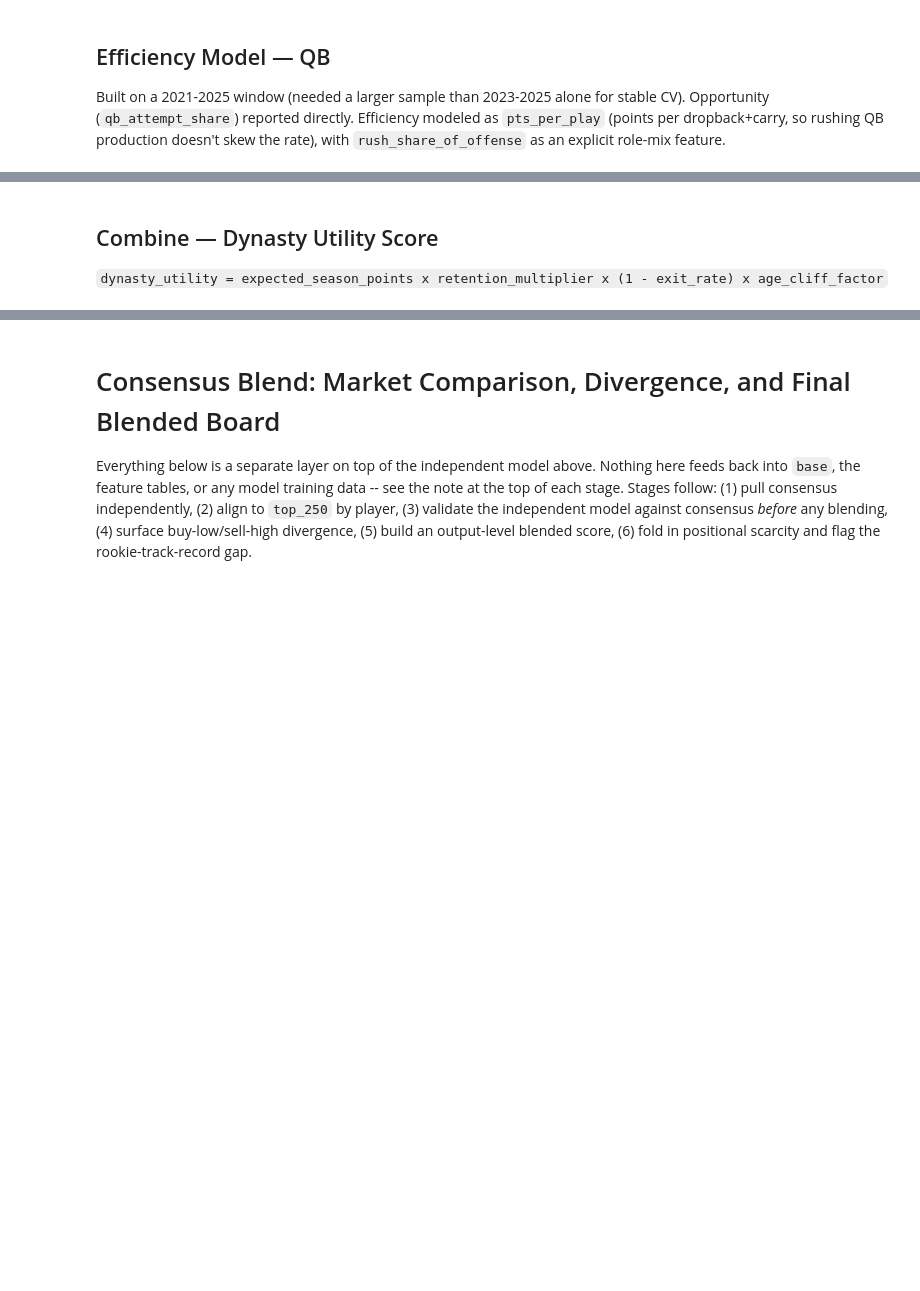
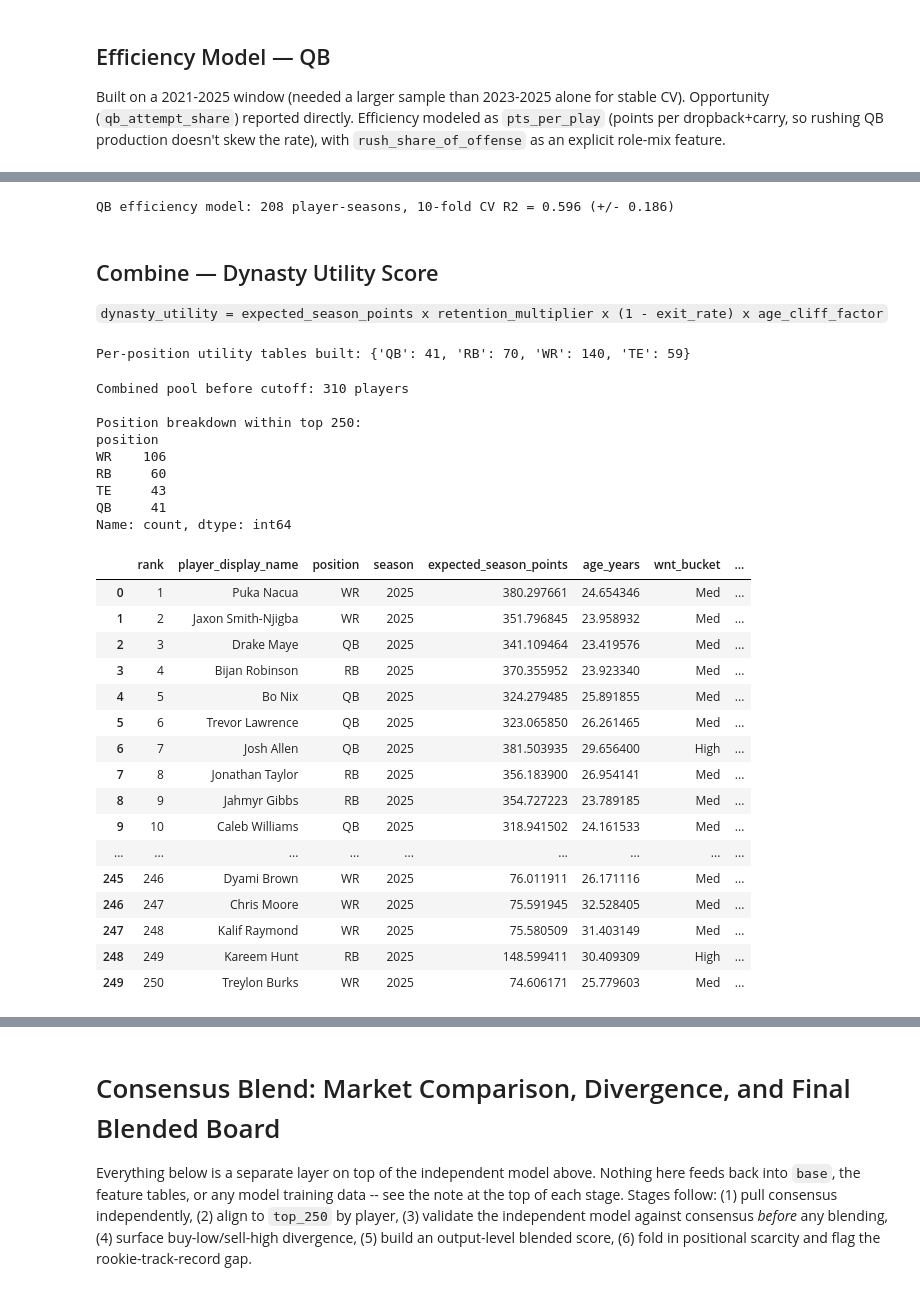
Before and after one commit to TylerWichman/Tyler_Wichman_Portfolio, a Jupyter notebook: Dynasty_Utility_Calculator/Dynasty_Utility_Calculator.ipynb, the cells around one changed output, grey strips where cells are left out. Saved outputs shown, nothing was run; the diff lists cells and outputs as text; code cells hidden in the pictures; blank space fills up the shorter version.

```diff
--- a/Dynasty_Utility_Calculator/Dynasty_Utility_Calculator.ipynb
+++ b/Dynasty_Utility_Calculator/Dynasty_Utility_Calculator.ipynb
@@ -382,6 +469,7 @@ season_features_team = base_team.groupby(
 ).reset_index()
 
 season_features_team = season_features_team.merge(team_season_totals, on=['team', 'season'], how='left')
+season_features_team = season_features_team.merge(recent_form_lookup, on=['player_id', 'season'], how='left')
 
 season_features_team['rb_carry_share'] = season_features_team['carries'] / season_features_team['team_carries']
 season_features_team['rb_target_share'] = season_features_team['targets'] / season_features_team['team_targets']
@@ -397,6 +487,7 @@ print("season_features_team built:", season_features_team.shape)
 # %%
 rb_efficiency_features_v3 = ['rushing_epa', 'receiving_epa', 'rush_yards_over_expected_per_att',
-                              'efficiency', 'percent_attempts_gte_eight_defenders', 'receiving_touch_share']
+                              'efficiency', 'percent_attempts_gte_eight_defenders', 'receiving_touch_share',
+                              'recent_form_ratio']
 
 df_rb_eff = season_features_team[
     (season_features_team['position'] == 'RB') &
@@ -461,7 +577,7 @@ print(f"season_features_qb_range: {season_features_qb_range.shape}")
 # %%
 qb_efficiency_features_v5 = ['passing_epa', 'passing_cpoe', 'avg_time_to_throw',
                               'completion_percentage_above_expectation', 'aggressiveness',
-                              'rushing_epa', 'rush_share_of_offense']
+                              'rushing_epa', 'rush_share_of_offense', 'qb_start_share', 'recent_form_ratio']
 
 df_qb_v5_clean = season_features_qb_range[
     (season_features_qb_range['games_played'] >= GAMES_FLOOR) &
@@ -477,6 +593,8 @@ cv_scores_qb = cross_val_score(model_qb_v5, X_qb, y_qb, cv=kf, scoring='r2')
 model_qb_v5.fit(X_qb, y_qb)
 
 print(f"QB efficiency model: {len(df_qb_v5_clean)} player-seasons, 10-fold CV R2 = {cv_scores_qb.mean():.3f} (+/- {cv_scores_qb.std():.3f})")
+# %% [output]
+QB efficiency model: 208 player-seasons, 10-fold CV R2 = 0.596 (+/- 0.186)
 # %% [markdown]
 ## Combine — Dynasty Utility Score
 
@@ -530,33 +648,27 @@ rb_util['expected_season_points'] = (
 rb_util = attach_age(rb_util)
 
 # WR
-# NOTE: unlike QB/RB, this model predicts fantasy_points_ppr (a season TOTAL) directly from
-# per-game rate features -- but games_played isn't one of those features, so the RF has no way to
-# know how many games the current player has actually played, while its training target is
-# directly proportional to games played (a player with elite rate stats who missed half the
-# season still has roughly half the season total). Same proration fix as QB/RB: treat the raw
-# prediction as tracking games_played and rescale to a full 17-game pace, so an injury-shortened
-# season (e.g. Malik Nabers) isn't scored as if talent declined. The games_played >= GAMES_FLOOR
-# filter (added to season_features's WR/TE training slice above) also applies here, so a 1-2 game
-# sample can't get divided by a tiny games_played and blown up into an absurd prorated total.
+# NOTE: this model predicts points-PER-GAME (see Skill Models section above), so the full-season
+# projection is just rate x 17 -- no division by the current player's actual games_played needed,
+# which is exactly what was amplifying small-sample noise before. The games_played >= GAMES_FLOOR
+# filter (applied to season_features's WR/TE slice above) still guards the rate estimate itself
+# from being trained/predicted on a 1-2 game sample.
 wr_df = season_features[
     (season_features['position'] == 'WR') & (season_features['games_played'] >= GAMES_FLOOR)
-].dropna(subset=position_features_skill['WR'] + ['fantasy_points_ppr']).copy()
+].dropna(subset=position_features_skill['WR'] + ['pts_per_game']).copy()
 wr_util = wr_df[wr_df['season'] == RANK_SEASON].copy()
 wr_util['expected_season_points'] = (
-    position_models_skill['WR'].predict(wr_util[position_features_skill['WR']])
-    / wr_util['games_played'] * FULL_SEASON_GAMES
+    position_models_skill['WR'].predict(wr_util[position_features_skill['WR']]) * FULL_SEASON_GAMES
 )
 wr_util = attach_age(wr_util)
 
-# TE -- same proration + games_played floor as WR above
+# TE -- same as WR above
 te_df = season_features[
     (season_features['position'] == 'TE') & (season_features['games_played'] >= GAMES_FLOOR)
-].dropna(subset=position_features_skill['TE'] + ['fantasy_points_ppr']).copy()
+].dropna(subset=position_features_skill['TE'] + ['pts_per_game']).copy()
 te_util = te_df[te_df['season'] == RANK_SEASON].copy()
 te_util['expected_season_points'] = (
-    position_models_skill['TE'].predict(te_util[position_features_skill['TE']])
-    / te_util['games_played'] * FULL_SEASON_GAMES
+    position_models_skill['TE'].predict(te_util[position_features_skill['TE']]) * FULL_SEASON_GAMES
 )
 te_util = attach_age(te_util)
 
@@ -567,19 +679,53 @@ te_final = finalize_utility(te_util, 'TE')
 
 print("Per-position utility tables built:",
       {p: len(d) for p, d in [('QB', qb_final), ('RB', rb_final), ('WR', wr_final), ('TE', te_final)]})
+# %% [output]
+Per-position utility tables built: {'QB': 41, 'RB': 70, 'WR': 140, 'TE': 59}
 # %%
 combined = pd.concat([qb_final, rb_final, wr_final, te_final], ignore_index=True)
 combined = combined.sort_values('dynasty_utility', ascending=False).reset_index(drop=True)
 combined.insert(0, 'rank', combined.index + 1)
+
+# snapshot BEFORE the rookie-prior model concatenates its (noisier) predictions in below -- used
+# later to compute the VBD replacement-level baseline from skill-model production data only, not
+# contaminated by rookie-prior noise.
+combined_skill_only = combined.copy()
 
 top_250 = combined.head(250)
 
 print(f"Combined pool before cutoff: {len(combined)} players")
 print("\nPosition breakdown within top 250:")
 print(top_250['position'].value_counts())
 print()
 pd.set_option('display.max_rows', 250)
 top_250
+# %% [output]
+Combined pool before cutoff: 310 players
+
+Position breakdown within top 250:
+position
+WR    106
+RB     60
+TE     43
+QB     41
+Name: count, dtype: int64
+|  | rank | player_display_name | position | season | expected_season_points | age_years | wnt_bucket | ... |
+| 0 | 1 | Puka Nacua | WR | 2025 | 380.297661 | 24.654346 | Med | ... |
+| 1 | 2 | Jaxon Smith-Njigba | WR | 2025 | 351.796845 | 23.958932 | Med | ... |
+| 2 | 3 | Drake Maye | QB | 2025 | 341.109464 | 23.419576 | Med | ... |
+| 3 | 4 | Bijan Robinson | RB | 2025 | 370.355952 | 23.923340 | Med | ... |
+| 4 | 5 | Bo Nix | QB | 2025 | 324.279485 | 25.891855 | Med | ... |
+| 5 | 6 | Trevor Lawrence | QB | 2025 | 323.065850 | 26.261465 | Med | ... |
+| 6 | 7 | Josh Allen | QB | 2025 | 381.503935 | 29.656400 | High | ... |
+| 7 | 8 | Jonathan Taylor | RB | 2025 | 356.183900 | 26.954141 | Med | ... |
+| 8 | 9 | Jahmyr Gibbs | RB | 2025 | 354.727223 | 23.789185 | Med | ... |
+| 9 | 10 | Caleb Williams | QB | 2025 | 318.941502 | 24.161533 | Med | ... |
+| ... | ... | ... | ... | ... | ... | ... | ... | ... |
+| 245 | 246 | Dyami Brown | WR | 2025 | 76.011911 | 26.171116 | Med | ... |
+| 246 | 247 | Chris Moore | WR | 2025 | 75.591945 | 32.528405 | Med | ... |
+| 247 | 248 | Kalif Raymond | WR | 2025 | 75.580509 | 31.403149 | Med | ... |
+| 248 | 249 | Kareem Hunt | RB | 2025 | 148.599411 | 30.409309 | High | ... |
+| 249 | 250 | Treylon Burks | WR | 2025 | 74.606171 | 25.779603 | Med | ... |
 # %% [markdown]
 ## Rookie Prior Model -- Draft Capital
 
```
Also changed, not shown: parts of 31 cells of this notebook, 6 other files.
